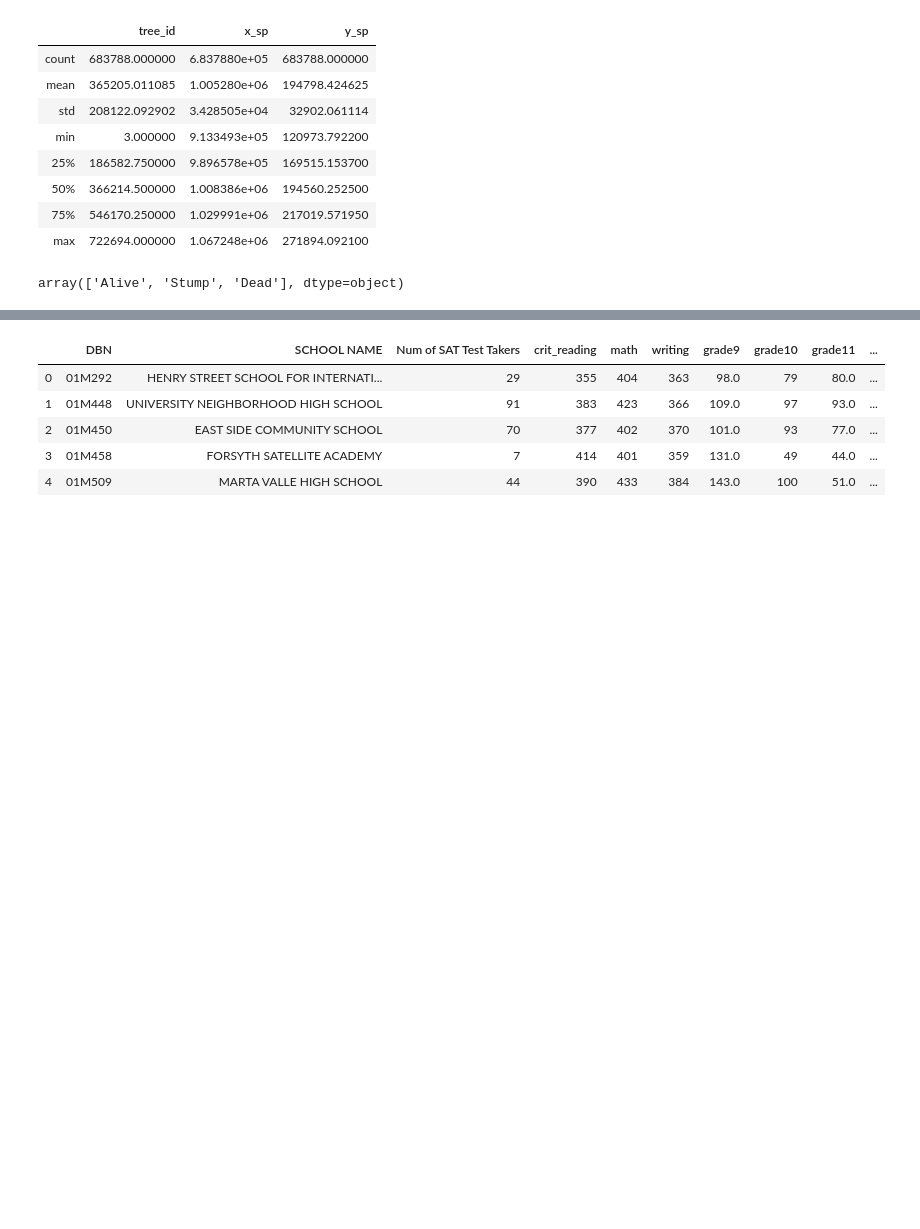
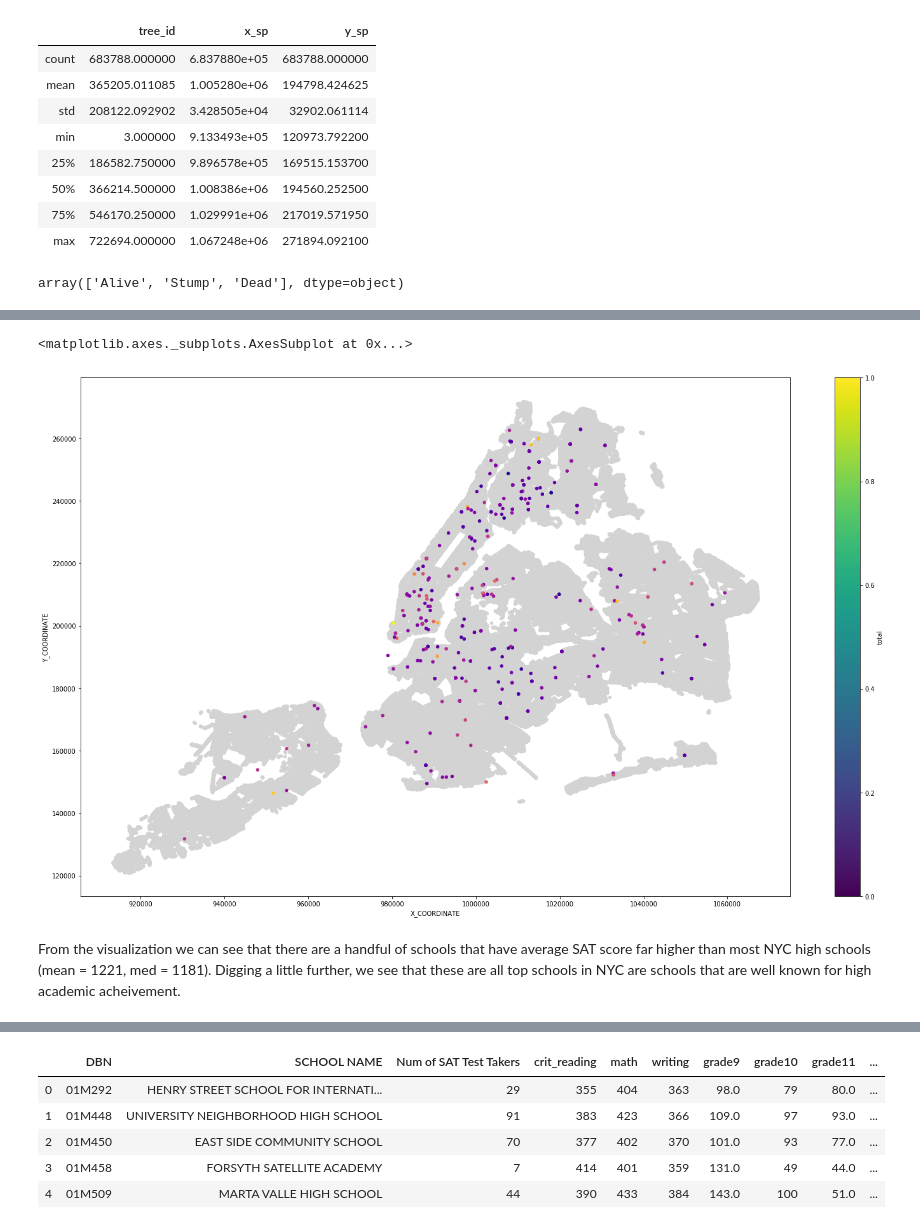
Before and after one commit to helenjjchen/technica19, a Jupyter notebook: data/nature.ipynb, the cells around one changed output, grey strips where cells are left out. Saved outputs shown, nothing was run; the diff lists cells and outputs as text; code cells hidden in the pictures; blank space fills up the shorter version.

```diff
--- a/data/nature.ipynb
+++ b/data/nature.ipynb
@@ -75,7 +84,12 @@ schools.plot.scatter(x='X_COORDINATE', y='Y_COORDINATE', c='hotpink', label='Sch
 # %%
 # DATA VISUALIZATION 2: SAT Scores by High School
-plot = alive.plot(kind='scatter', x='x_sp', y='y_sp', color='lightgrey', figsize=(25, 20))
+plot = alive.plot(kind='scatter', x='x_sp', y='y_sp', color='lightgrey', figsize=(25, 15))
 schools.plot.scatter(x='X_COORDINATE', y='Y_COORDINATE', c='total', colormap='plasma', ax=plot)
+# %% [output]
+<matplotlib.axes._subplots.AxesSubplot at 0x...>
+[figure, added]
+# %% [markdown]
+From the visualization we can see that there are a handful of schools that have average SAT score far higher than most NYC high schools (mean = 1221, med = 1181). Digging a little further, we see that these are all top schools in NYC are schools that are well known for high academic acheivement.
 # %%
 top_schools = schools.sort_values(by=['total'], ascending=False)
 top_schools[['SCHOOL NAME', 'crit_reading', 'math', 'writing', 'total']].head(10)
```
Also changed, not shown: parts of 24 cells of this notebook.
